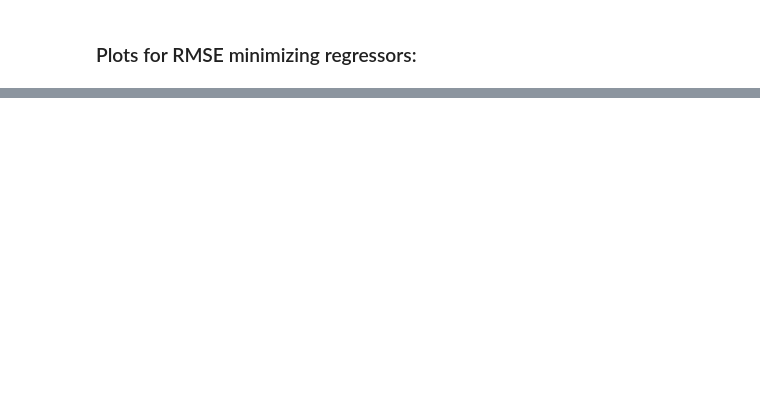
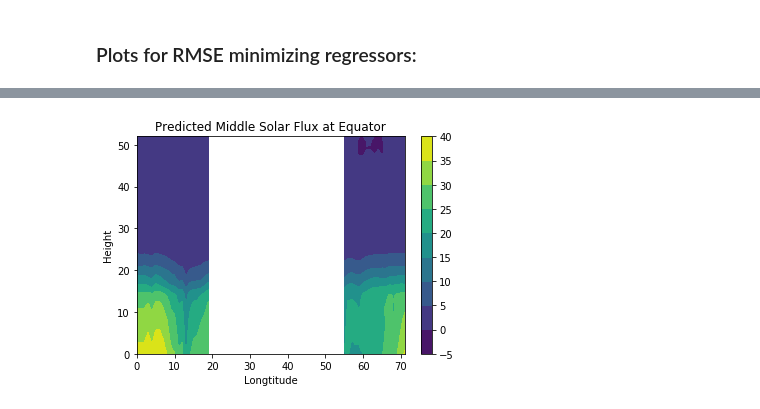
Before and after one commit to aremorov/mars_atmosphere_ML, a Jupyter notebook: ML3.1.2.ipynb, the cells around one changed output, grey strips where cells are left out. Saved outputs shown, nothing was run; the diff lists cells and outputs as text; code cells hidden in the pictures; blank space fills up the shorter version.

```diff
--- a/ML3.1.2.ipynb
+++ b/ML3.1.2.ipynb
@@ -237,9 +303,10 @@ plt.show() #some massive relative errors at the edge
 # %%
-plt.contourf(full_pred_contour2)
+plt.contourf(height_pred_contour)
 plt.colorbar()
-plt.title("Predicted Bottom Solar Flux")
+plt.title("Predicted Middle Solar Flux at Equator")
 plt.xlabel("Longtitude")
-plt.ylabel("Latitude")
+plt.ylabel("Height")
 plt.show()
-plt.savefig("Predicted")
+# %% [output]
+[figure, added]
 # %%
```
Also changed, not shown: parts of 15 cells of this notebook.
